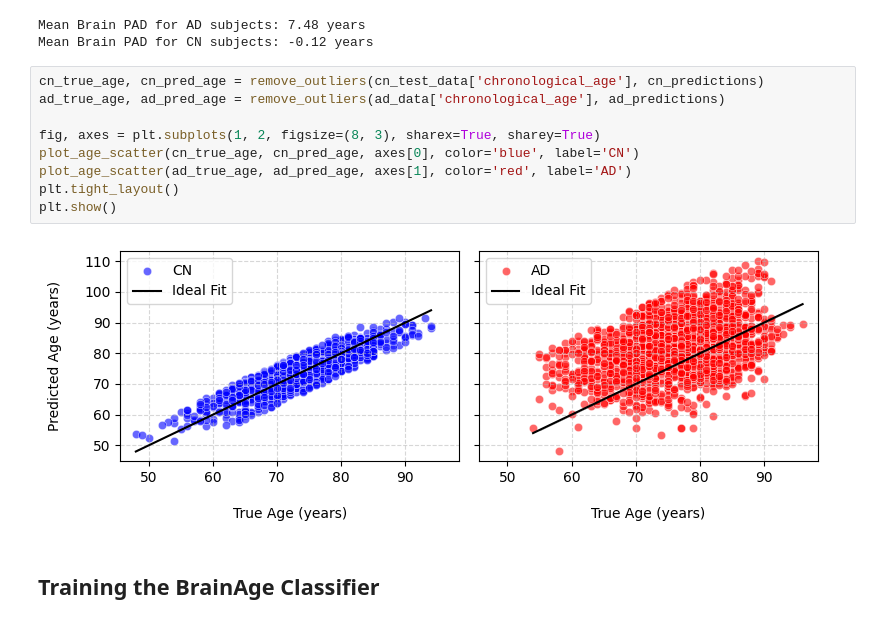
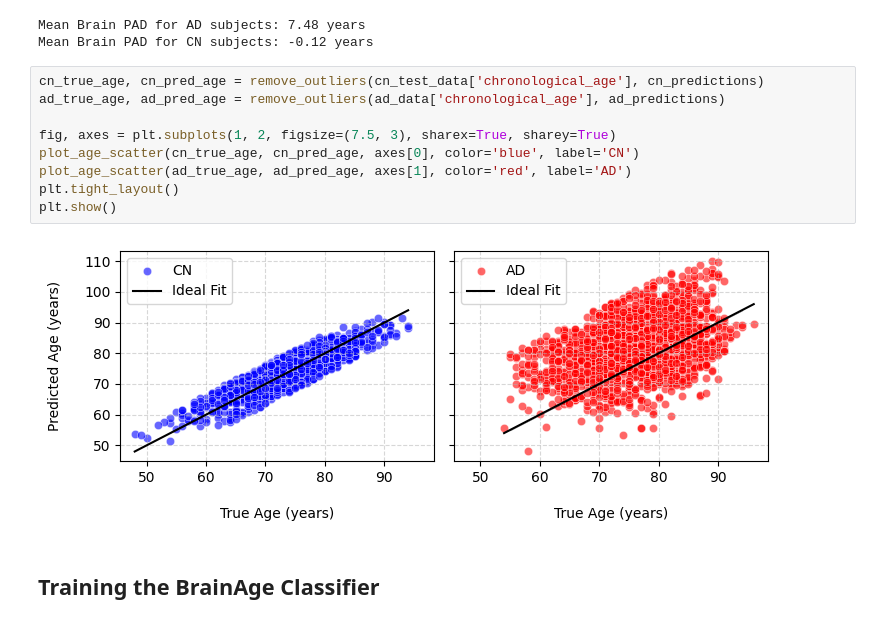
Before and after one commit to antonioscardace/MRI-BrainAge, a Jupyter notebook: tutorial.ipynb, the cells around one changed output. Drawn from its saved outputs; the diff is of its cells as text.

```diff
--- a/tutorial.ipynb
+++ b/tutorial.ipynb
@@ -344,14 +375,14 @@ Mean Brain PAD for CN subjects: -0.12 years
 # %%
 cn_true_age, cn_pred_age = remove_outliers(cn_test_data['chronological_age'], cn_predictions)
 ad_true_age, ad_pred_age = remove_outliers(ad_data['chronological_age'], ad_predictions)
 
-fig, axes = plt.subplots(1, 2, figsize=(8, 3), sharex=True, sharey=True)
+fig, axes = plt.subplots(1, 2, figsize=(7.5, 3), sharex=True, sharey=True)
 plot_age_scatter(cn_true_age, cn_pred_age, axes[0], color='blue', label='CN')
 plot_age_scatter(ad_true_age, ad_pred_age, axes[1], color='red', label='AD')
 plt.tight_layout()
 plt.show()
 # %% [output]
-[figure, old version]
+[figure, new version]
 # %% [markdown]
 ## Training the BrainAge Classifier
 # %% [markdown]
```
Also changed, not shown: parts of 5 cells of this notebook.
